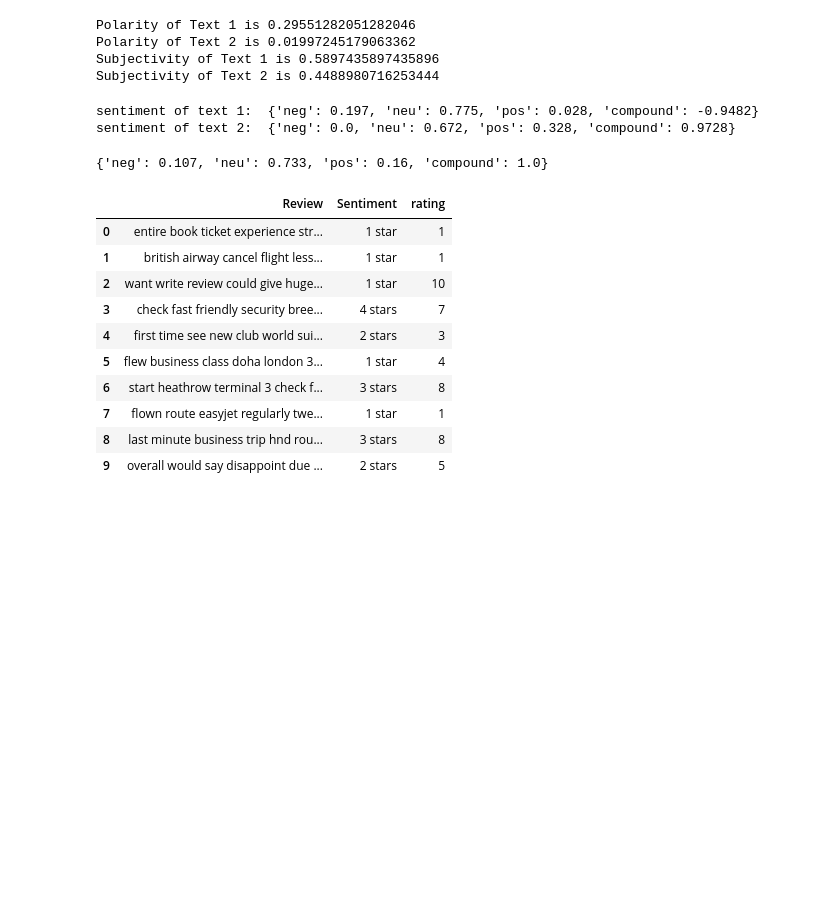
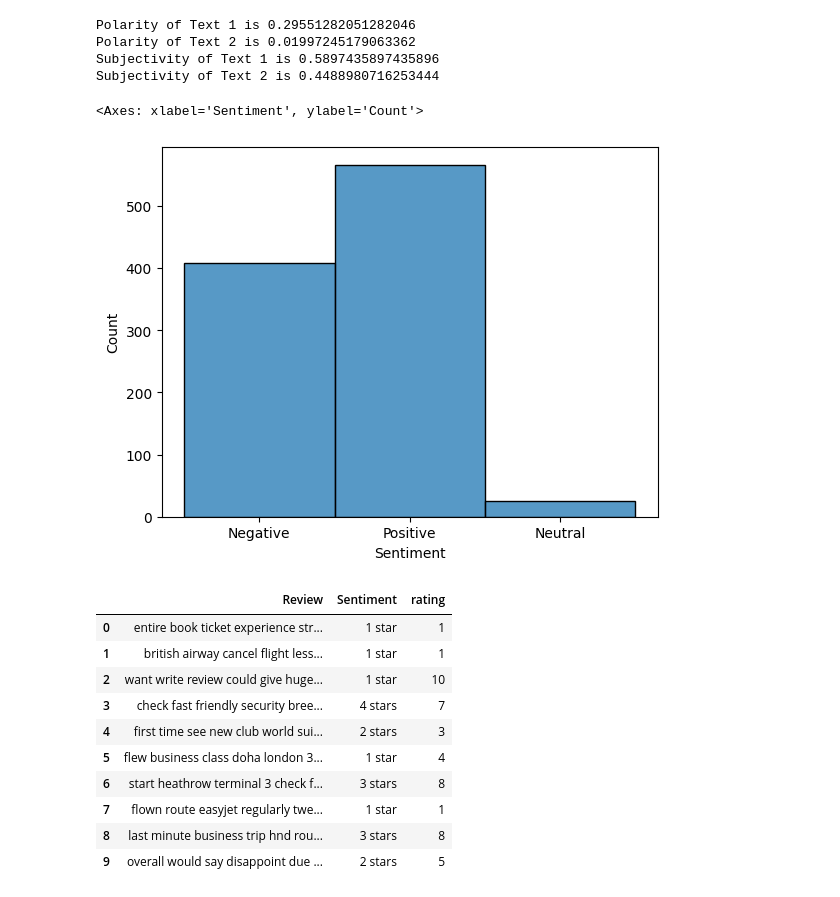
Before and after one commit to ptri16/TheForage_VirtualInternship, a Jupyter notebook: British Airways/BA Airways Sentiment Analysis/Code 3_Sentiment Analysis.ipynb, the cells around one changed output. Cells and saved outputs as stored; diff of their text form; code cells hidden in the pictures; blank space fills up the shorter version.

```diff
--- a/British Airways/Review Analysis.ipynb
+++ b/British Airways/BA Airways Sentiment Analysis/Code 3_Sentiment Analysis.ipynb
@@ -51,17 +51,3 @@ Polarity of Text 1 is 0.29551282051282046
 Polarity of Text 2 is 0.01997245179063362
 Subjectivity of Text 1 is 0.5897435897435896
 Subjectivity of Text 2 is 0.4488980716253444
-# %%
-# Vader
-from vaderSentiment.vaderSentiment import SentimentIntensityAnalyzer
-
-sentiment = SentimentIntensityAnalyzer()
-
-sent_1 = sentiment.polarity_scores(df['clean_reviews'][0])
-sent_2 = sentiment.polarity_scores(df['clean_reviews'][2])
-
-print('sentiment of text 1: ', sent_1)
-print('sentiment of text 2: ', sent_2)
-# %% [output]
-sentiment of text 1:  {'neg': 0.197, 'neu': 0.775, 'pos': 0.028, 'compound': -0.9482}
-sentiment of text 2:  {'neg': 0.0, 'neu': 0.672, 'pos': 0.328, 'compound': 0.9728}
@@ -70,7 +54,29 @@ sent_result = sentiment.polarity_scores(df['clean_reviews'])
-# %%
-sent_result
-# %% [output]
-{'neg': 0.107, 'neu': 0.733, 'pos': 0.16, 'compound': 1.0}
+# %%
+# Vader
+from vaderSentiment.vaderSentiment import SentimentIntensityAnalyzer
+
+analyzer = SentimentIntensityAnalyzer()
+sentiments = []
+for review in df['clean_reviews']:
+    sentiment_scores = analyzer.polarity_scores(review)
+
+    # Classify sentiment based on compound score
+    if sentiment_scores['compound'] >= 0.05:
+        sentiment_label = 'Positive'
+    elif sentiment_scores['compound'] <= -0.05:
+        sentiment_label = 'Negative'
+    else:
+        sentiment_label = 'Neutral'
+
+    # Store sentiment label
+    sentiments.append({'Sentiment': sentiment_label})
+
+df_sentiment_vader = pd.DataFrame(sentiments)
+# %%
+sns.histplot(data=df_sentiment_vader, x='Sentiment')
+# %% [output]
+<Axes: xlabel='Sentiment', ylabel='Count'>
+[figure, added]
 # %%
 ## Transformer Pipeline
 from transformers import pipeline
```
Also changed, not shown: parts of 2 cells of this notebook, 12 other files.
